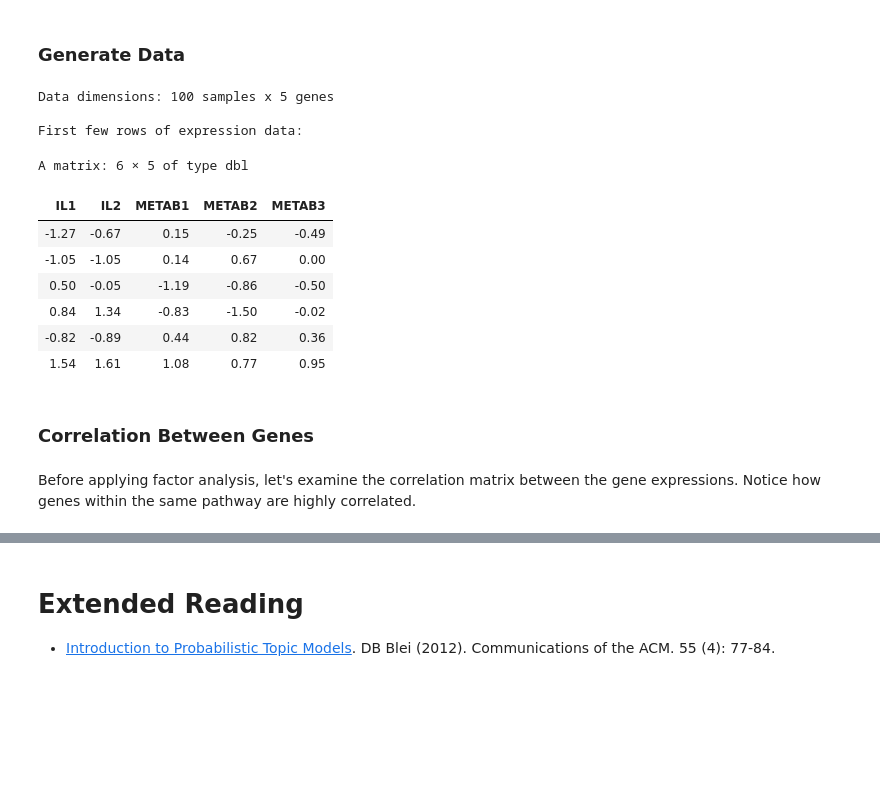
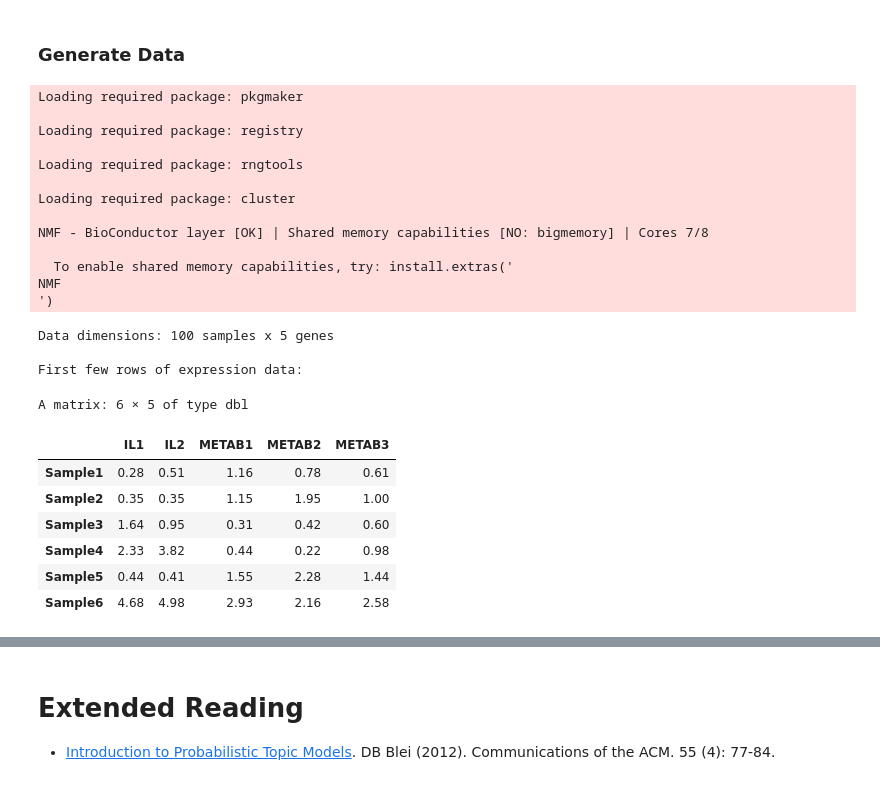
Before and after one commit to RuiDongDR/statgen-prerequisites, a Jupyter notebook: factor_analysis.ipynb, the cells around one changed output, grey strips where cells are left out. Saved outputs shown, nothing was run; the diff lists cells and outputs as text; code cells hidden in the pictures; blank space fills up the shorter version.

Commit message:
redo factor analysis and PCA

```diff
--- a/factor_analysis.ipynb
+++ b/factor_analysis.ipynb
@@ -182,21 +172,21 @@ $$p_{ij} = \sum_{k=1}^{K} q_{ik} \times f_{kj}$$
 
 Then we sample the individual's genotype from a binomial distribution with this expected frequency. The result is matrix $\mathbf{X}$ (the genotype matrix), where $\mathbf{X}[i, j]$ = genotype (0, 1, or 2 copies) of individual $i$ at marker $j$.
 # %%
-X_raw <- matrix(0, nrow = J, ncol = I)
+X_raw <- matrix(0, nrow = N, ncol = p)
 
-for (i in 1:I) {
-  for (j in 1:J) {
+for (i in 1:N) {
+  for (j in 1:p) {
     # Expected frequency = weighted average of population frequencies
-    p_ij <- sum(L_true[j, ] * F_true[, i])
+    p_ij <- sum(F_true[i, ] * L_true[ , j])
 
     # Sample genotype (0, 1, or 2 copies)
-    X_raw[j,i] <- rbinom(1, size = 2, prob = p_ij)
+    X_raw[i,j] <- rbinom(1, size = 2, prob = p_ij)
   }
 }
 
 # Add row and column names
-rownames(X_raw) <- paste0("SNP", 1:J)
-colnames(X_raw) <- paste0("Ind", 1:I)
+rownames(X_raw) <- paste0("IND", 1:N)
+colnames(X_raw) <- paste0("SNP", 1:p)
 
 print("A few rows for the generated raw genotype matrix X_raw:")
 head(X_raw,3)
@@ -400,58 +390,57 @@ First, let's create toy data with a known structure where we have two latent bio
 ### Generate Data
 # %%
 rm(list=ls())
-library(psych)
-library(lavaan)
-library(ggplot2)
-library(reshape2)
-
+library(NMF)
 set.seed(29)
-
-# ============================================================
-# Create toy data with known structure
-# ============================================================
 
 n_samples <- 100   # 100 tissue samples
 n_genes <- 5       # 5 genes total
 
 # Two latent factors (biological pathways)
 factor1 <- rnorm(n_samples)  # Inflammatory pathway activity
 factor2 <- rnorm(n_samples)  # Metabolic pathway activity
 
 # Create gene expression data
 # Genes 1-2: belong to Factor 1 (Inflammatory)
 # Genes 3-5: belong to Factor 2 (Metabolic)
-
 expression <- matrix(0, nrow = n_samples, ncol = n_genes)
 
 for (i in 1:n_samples) {
-  # Genes 1-2: high loading on Factor 1
-  expression[i, 1:2] <- 0.8 * factor1[i] + rnorm(2, 0, 0.3)
-
-  # Genes 3-5: high loading on Factor 2
-  expression[i, 3:5] <- 0.5 * factor2[i] + rnorm(3, 0, 0.3)
+  # the exponential function ensures non-negativity in the observed data
+  expression[i, 1:2] <- exp(0.8 * factor1[i] + rnorm(2, 0, 0.3))
+  expression[i, 3:5] <- exp(0.5 * factor2[i] + rnorm(3, 0, 0.3))
 }
 
 # Name the genes
 colnames(expression) <- c(paste0("IL", 1:2),      # Inflammatory genes
                           paste0("METAB", 1:3))   # Metabolic genes
+rownames(expression) <- paste0("Sample", 1:n_samples)
 
 cat("Data dimensions:", nrow(expression), "samples x", ncol(expression), "genes\n")
 cat("\nFirst few rows of expression data:\n")
 round(head(expression), 2)
 # %% [output]
-Data dimensions: 100 samples x 5 genes
+Loading required package: pkgmaker
 
-First few rows of expression data:
+Loading required package: registry
+
+Loading required package: rngtools
+
+Loading required package: cluster
+
+NMF - BioConductor layer [OK] | Shared memory capabilities [NO: bigmemory] | Cores 7/8
+
+  To enable shared memory capabilities, try: install.extras('
+NMF
+')
-A matrix: 6 × 5 of type dbl
+Data dimensions: 100 samples x 5 genes
+
+First few rows of expression data:
+A matrix: 6 × 5 of type dbl
-| IL1 | IL2 | METAB1 | METAB2 | METAB3 |
-| -1.27 | -0.67 | 0.15 | -0.25 | -0.49 |
-| -1.05 | -1.05 | 0.14 | 0.67 | 0.00 |
-| 0.50 | -0.05 | -1.19 | -0.86 | -0.50 |
-| 0.84 | 1.34 | -0.83 | -1.50 | -0.02 |
-| -0.82 | -0.89 | 0.44 | 0.82 | 0.36 |
-| 1.54 | 1.61 | 1.08 | 0.77 | 0.95 |
+|  | IL1 | IL2 | METAB1 | METAB2 | METAB3 |
+| Sample1 | 0.28 | 0.51 | 1.16 | 0.78 | 0.61 |
+| Sample2 | 0.35 | 0.35 | 1.15 | 1.95 | 1.00 |
+| Sample3 | 1.64 | 0.95 | 0.31 | 0.42 | 0.60 |
+| Sample4 | 2.33 | 3.82 | 0.44 | 0.22 | 0.98 |
+| Sample5 | 0.44 | 0.41 | 1.55 | 2.28 | 1.44 |
+| Sample6 | 4.68 | 4.98 | 2.93 | 2.16 | 2.58 |
-# %% [markdown]
-### Correlation Between Genes
-# %% [markdown]
-Before applying factor analysis, let's examine the correlation matrix between the gene expressions. Notice how genes within the same pathway are highly correlated.
```
Also changed, not shown: parts of 27 cells of this notebook, 4 other files.
